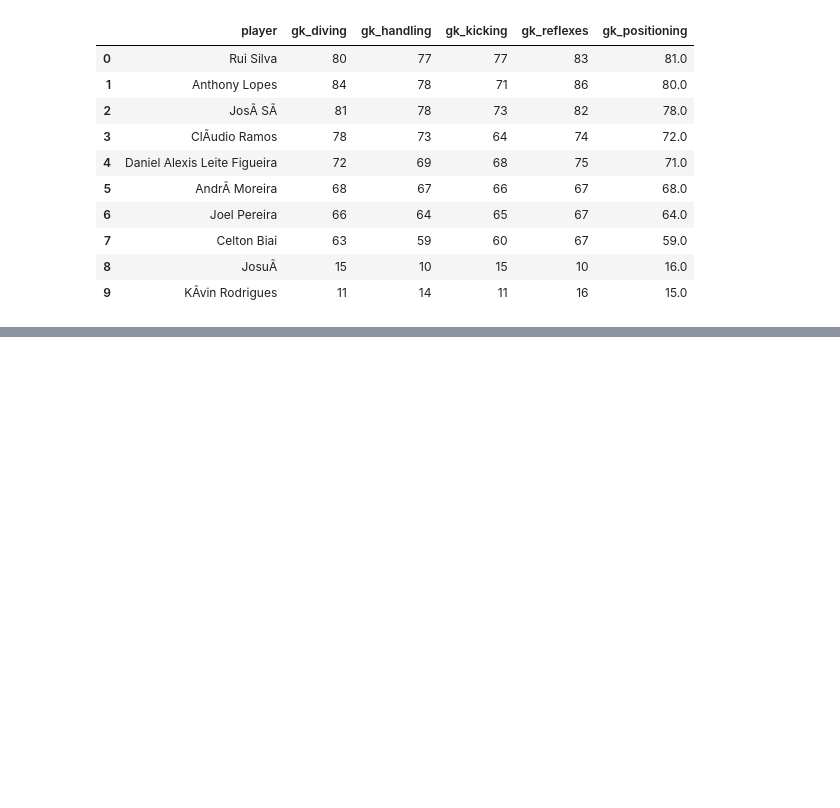
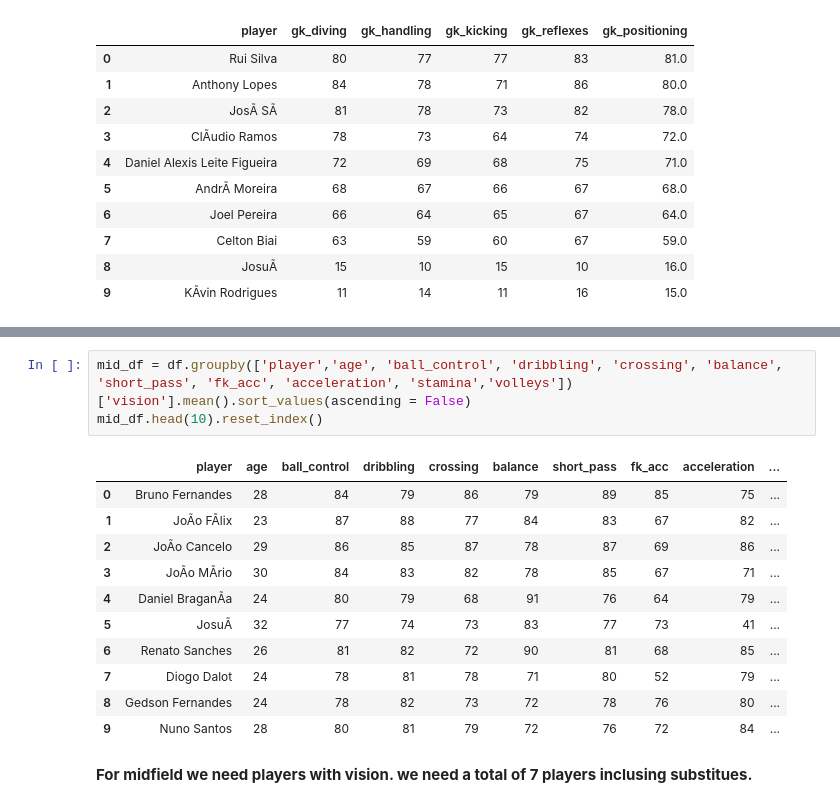
Before and after one commit to SIDHARTHMS26/Portugal-Player-Analysis-and-Real-time-strategy-development, a Jupyter notebook: Portugal_Player_Analysis_and_Real_Time_Strategy.ipynb, the cells around one changed output, grey strips where cells are left out. Cells and saved outputs as stored; diff of their text form; blank space fills up the shorter version.

```diff
--- a/Portugal_Player_Analysis_and_Real_Time_Strategy.ipynb
+++ b/Portugal_Player_Analysis_and_Real_Time_Strategy.ipynb
@@ -648,0 +738,17 @@ fig.show()
+# %%
+mid_df = df.groupby(['player','age', 'ball_control', 'dribbling', 'crossing', 'balance', 'short_pass', 'fk_acc', 'acceleration', 'stamina','volleys'])['vision'].mean().sort_values(ascending = False)
+mid_df.head(10).reset_index()
+# %% [output]
+|  | player | age | ball_control | dribbling | crossing | balance | short_pass | fk_acc | acceleration | ... |
+| 0 | Bruno Fernandes | 28 | 84 | 79 | 86 | 79 | 89 | 85 | 75 | ... |
+| 1 | JoÃo FÃlix | 23 | 87 | 88 | 77 | 84 | 83 | 67 | 82 | ... |
+| 2 | JoÃo Cancelo | 29 | 86 | 85 | 87 | 78 | 87 | 69 | 86 | ... |
+| 3 | JoÃo MÃrio | 30 | 84 | 83 | 82 | 78 | 85 | 67 | 71 | ... |
+| 4 | Daniel BraganÃa | 24 | 80 | 79 | 68 | 91 | 76 | 64 | 79 | ... |
+| 5 | JosuÃ | 32 | 77 | 74 | 73 | 83 | 77 | 73 | 41 | ... |
+| 6 | Renato Sanches | 26 | 81 | 82 | 72 | 90 | 81 | 68 | 85 | ... |
+| 7 | Diogo Dalot | 24 | 78 | 81 | 78 | 71 | 80 | 52 | 79 | ... |
+| 8 | Gedson Fernandes | 24 | 78 | 82 | 73 | 72 | 78 | 76 | 80 | ... |
+| 9 | Nuno Santos | 28 | 80 | 81 | 79 | 72 | 76 | 72 | 84 | ... |
+# %% [markdown]
+**For midfield we need players with vision. we need a total of 7 players inclusing substitues.**
```
Also changed, not shown: parts of 11 cells of this notebook.
